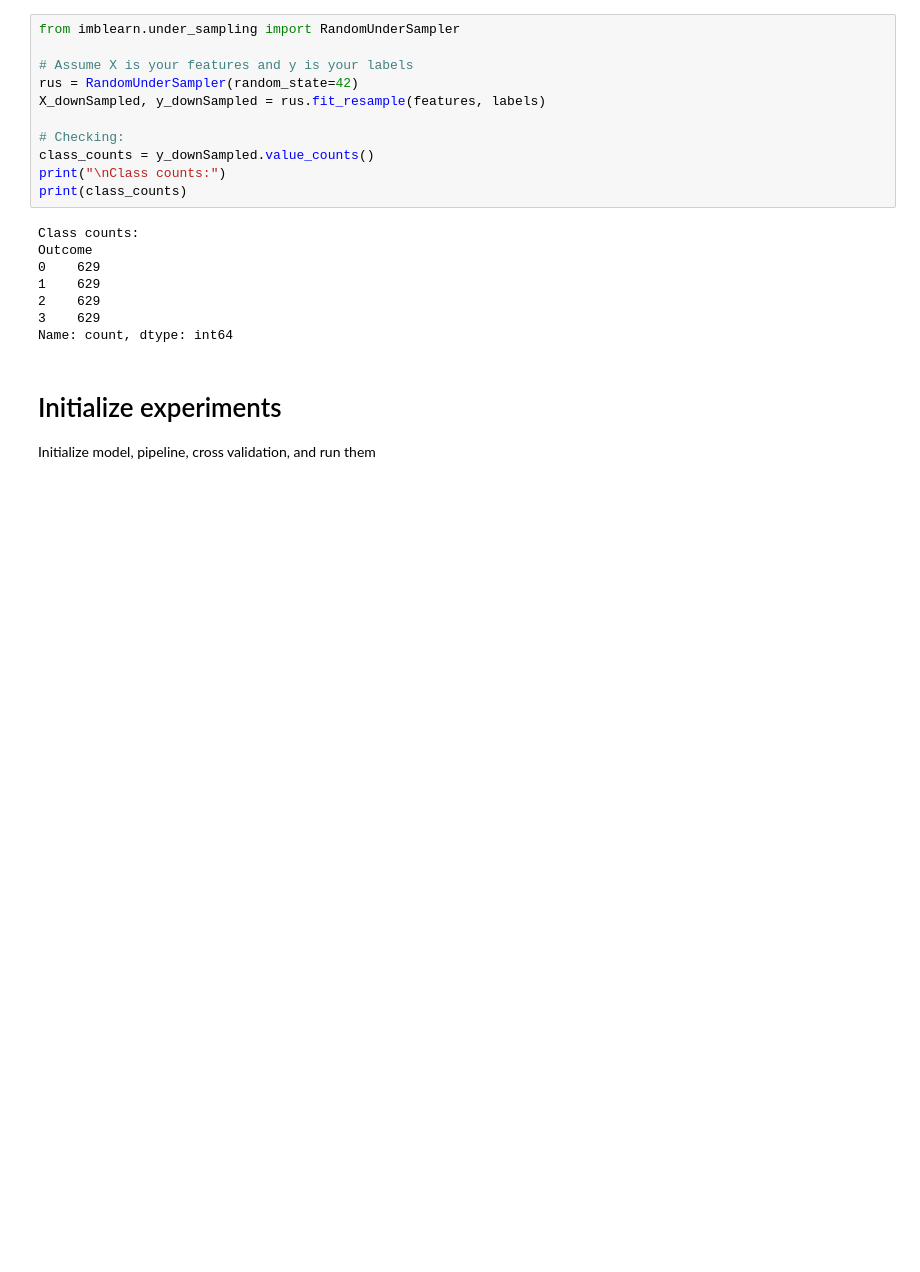
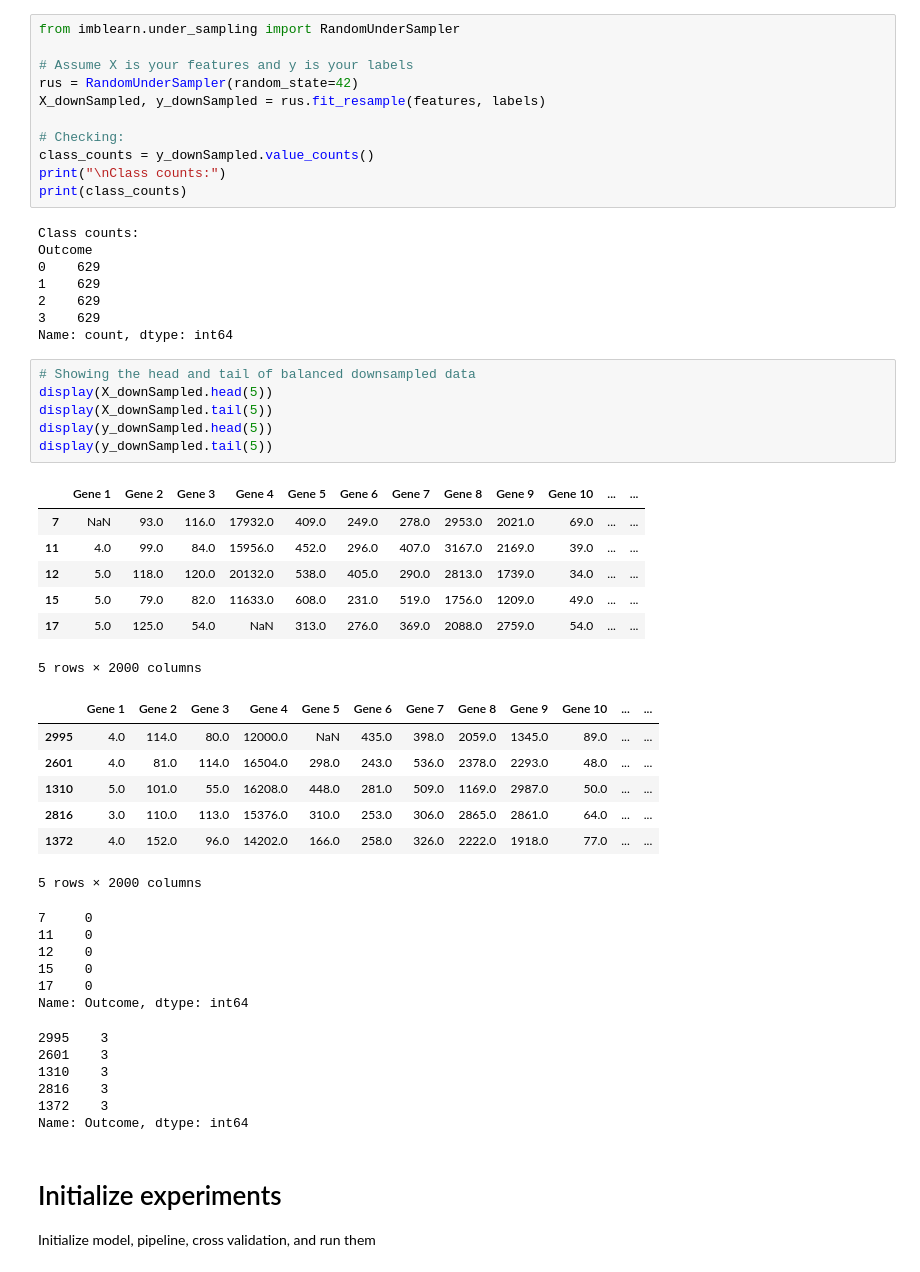
Before and after one commit to Larsdegroot/ML_bio_assignment, a Jupyter notebook: Project-regression.ipynb, the cells around one changed output. Cells and saved outputs as stored; diff of their text form; blank space fills up the shorter version.

```diff
--- a/Project-regression.ipynb
+++ b/Project-regression.ipynb
@@ -150,6 +150,39 @@ Outcome
 2    629
 3    629
 Name: count, dtype: int64
+# %%
+# Showing the head and tail of balanced downsampled data
+display(X_downSampled.head(5))
+display(X_downSampled.tail(5))
+display(y_downSampled.head(5))
+display(y_downSampled.tail(5))
+# %% [output]
+|  | Gene 1 | Gene 2 | Gene 3 | Gene 4 | Gene 5 | Gene 6 | Gene 7 | Gene 8 | Gene 9 | Gene 10 | ... | ... |
+| 7 | NaN | 93.0 | 116.0 | 17932.0 | 409.0 | 249.0 | 278.0 | 2953.0 | 2021.0 | 69.0 | ... | ... |
+| 11 | 4.0 | 99.0 | 84.0 | 15956.0 | 452.0 | 296.0 | 407.0 | 3167.0 | 2169.0 | 39.0 | ... | ... |
+| 12 | 5.0 | 118.0 | 120.0 | 20132.0 | 538.0 | 405.0 | 290.0 | 2813.0 | 1739.0 | 34.0 | ... | ... |
+| 15 | 5.0 | 79.0 | 82.0 | 11633.0 | 608.0 | 231.0 | 519.0 | 1756.0 | 1209.0 | 49.0 | ... | ... |
+| 17 | 5.0 | 125.0 | 54.0 | NaN | 313.0 | 276.0 | 369.0 | 2088.0 | 2759.0 | 54.0 | ... | ... |
+5 rows × 2000 columns
+|  | Gene 1 | Gene 2 | Gene 3 | Gene 4 | Gene 5 | Gene 6 | Gene 7 | Gene 8 | Gene 9 | Gene 10 | ... | ... |
+| 2995 | 4.0 | 114.0 | 80.0 | 12000.0 | NaN | 435.0 | 398.0 | 2059.0 | 1345.0 | 89.0 | ... | ... |
+| 2601 | 4.0 | 81.0 | 114.0 | 16504.0 | 298.0 | 243.0 | 536.0 | 2378.0 | 2293.0 | 48.0 | ... | ... |
+| 1310 | 5.0 | 101.0 | 55.0 | 16208.0 | 448.0 | 281.0 | 509.0 | 1169.0 | 2987.0 | 50.0 | ... | ... |
+| 2816 | 3.0 | 110.0 | 113.0 | 15376.0 | 310.0 | 253.0 | 306.0 | 2865.0 | 2861.0 | 64.0 | ... | ... |
+| 1372 | 4.0 | 152.0 | 96.0 | 14202.0 | 166.0 | 258.0 | 326.0 | 2222.0 | 1918.0 | 77.0 | ... | ... |
+5 rows × 2000 columns
+7     0
+11    0
+12    0
+15    0
+17    0
+Name: Outcome, dtype: int64
+2995    3
+2601    3
+1310    3
+2816    3
+1372    3
+Name: Outcome, dtype: int64
 # %% [markdown]
 # Initialize experiments
 Initialize model, pipeline, cross validation, and run them
```
Also changed, not shown: parts of 22 cells of this notebook.
